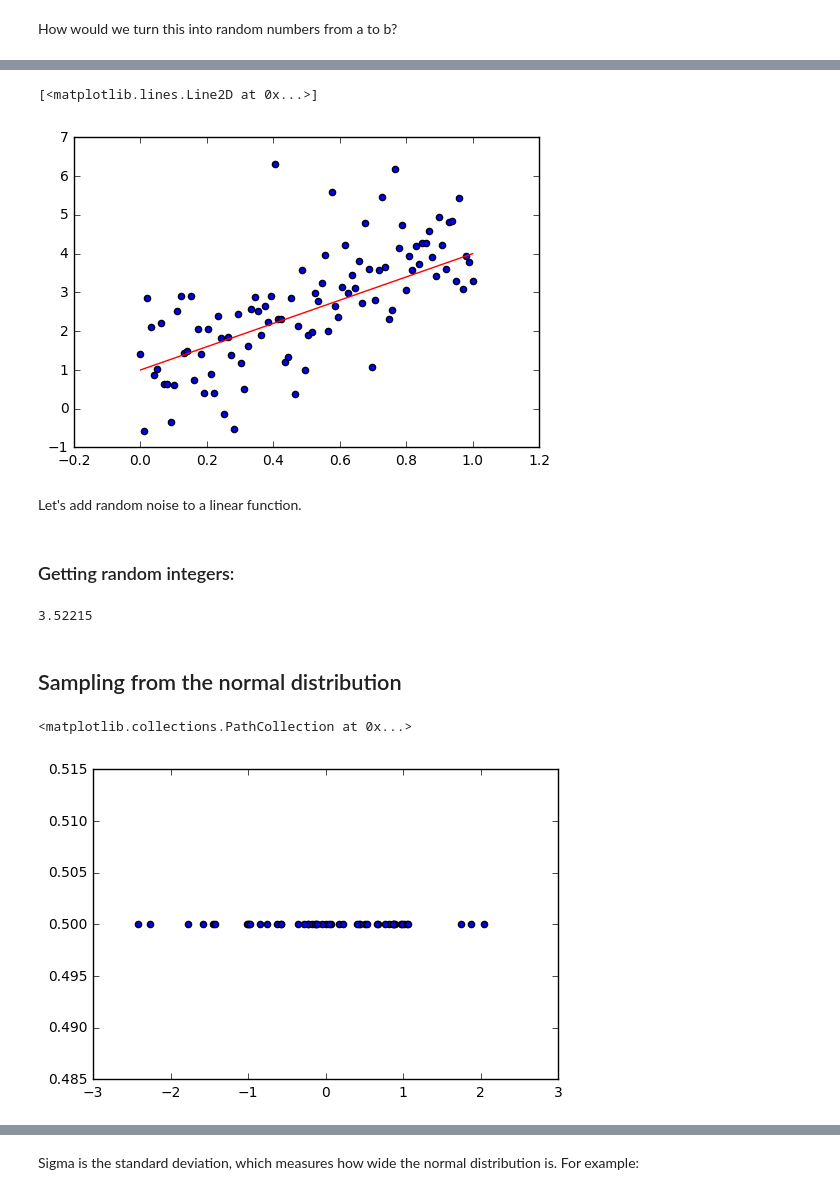
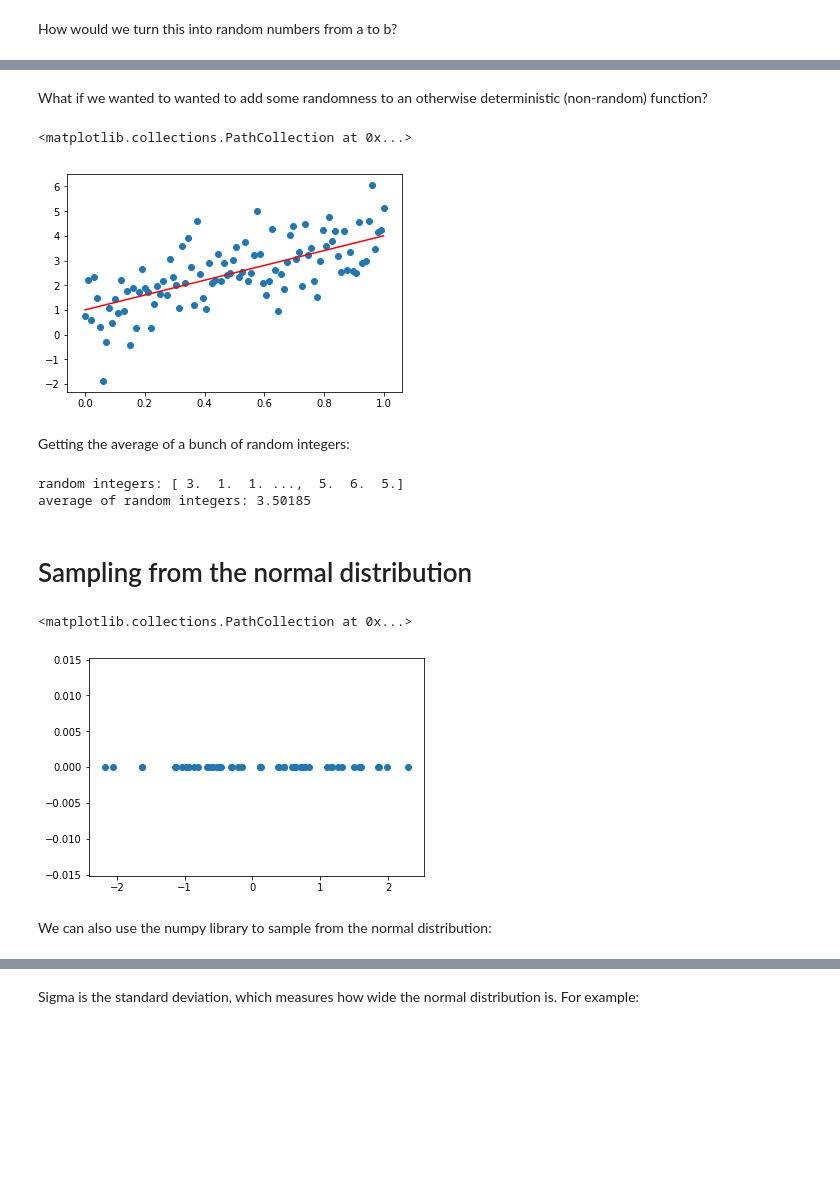
Before and after one commit to petermchale/math9, a Jupyter notebook: lectures/Lecture18.ipynb, the cells around one changed output, grey strips where cells are left out. Cells and saved outputs as stored; diff of their text form; code cells hidden in the pictures; blank space fills up the shorter version.

```diff
--- a/lectures/Lecture18.ipynb
+++ b/lectures/Lecture18.ipynb
@@ -70,6 +67,5 @@ In python it's the function random.random() that will produce a random number in
 import random
 random.seed(42)  #optional: the seed will initialize the random number generator
 for i in range(15):
-    r = random.random()
-    print(r)
+    print random.random()
 # %% [output]
@@ -120,39 +116,39 @@ plt.scatter(X,Y)
+# %% [markdown]
+What if we wanted to wanted to add some randomness to an otherwise deterministic (non-random) function?
 # %%
 X = np.linspace(0,1,100)
-Y = 3 * X + 1
+Y = 3 * X + 1 # line
+plt.plot(X, Y, "r") # line plot
 
-# let's add some noise
-Z = 3 * X + 1 + np.random.normal(0,1,X.shape[0])     # we'll see much more about randomness later
-
-plt.scatter(X,Z)  # we use a scatter plot
-plt.plot(X,Y, "r")
+Z = Y + np.random.normal(0,1,len(X)) # add some noise to the line
+plt.scatter(X, Z) # scatter plot
 # %% [output]
-[<matplotlib.lines.Line2D at 0x...>]
+<matplotlib.collections.PathCollection at 0x...>
-[figure, old version]
+[figure, new version]
-# %% [markdown]
-Let's add random noise to a linear function.
-# %% [markdown]
-### Getting random integers:
+# %% [markdown]
+Getting the average of a bunch of random integers:
 # %%
 N = 20000
 X = np.zeros(N)
 for i in range(N):
     X[i] = random.randint(1, 6)   # from 1 to 6 inclusive
 
-print(np.mean(X))
+print 'random integers:', X
+print 'average of random integers:', np.mean(X)
 # %% [output]
-3.52215
+random integers: [ 3.  1.  1. ...,  5.  6.  5.]
+average of random integers: 3.50185
 # %% [markdown]
-## Sampling from the normal distribution
+# Sampling from the normal distribution
 # %%
 N = 50
 X = np.zeros(N)
 mu = 0.0
 sigma = 1.0
 for i in range(N):
     X[i] = random.gauss(mu, sigma)
 
-plt.scatter(X, np.zeros(N) + 0.5)
+plt.scatter(X, np.zeros(N))
 # %% [output]
 <matplotlib.collections.PathCollection at 0x...>
-[figure, old version]
+[figure, new version]
@@ -161,3 +155,5 @@ plt.scatter(X, np.zeros(N) + 0.5)
+# %% [markdown]
+We can also use the numpy library to sample from the normal distribution:
 # %%
 N = 50
 mu = 0.0
```
Also changed, not shown: parts of 30 cells of this notebook, 1 other file.
